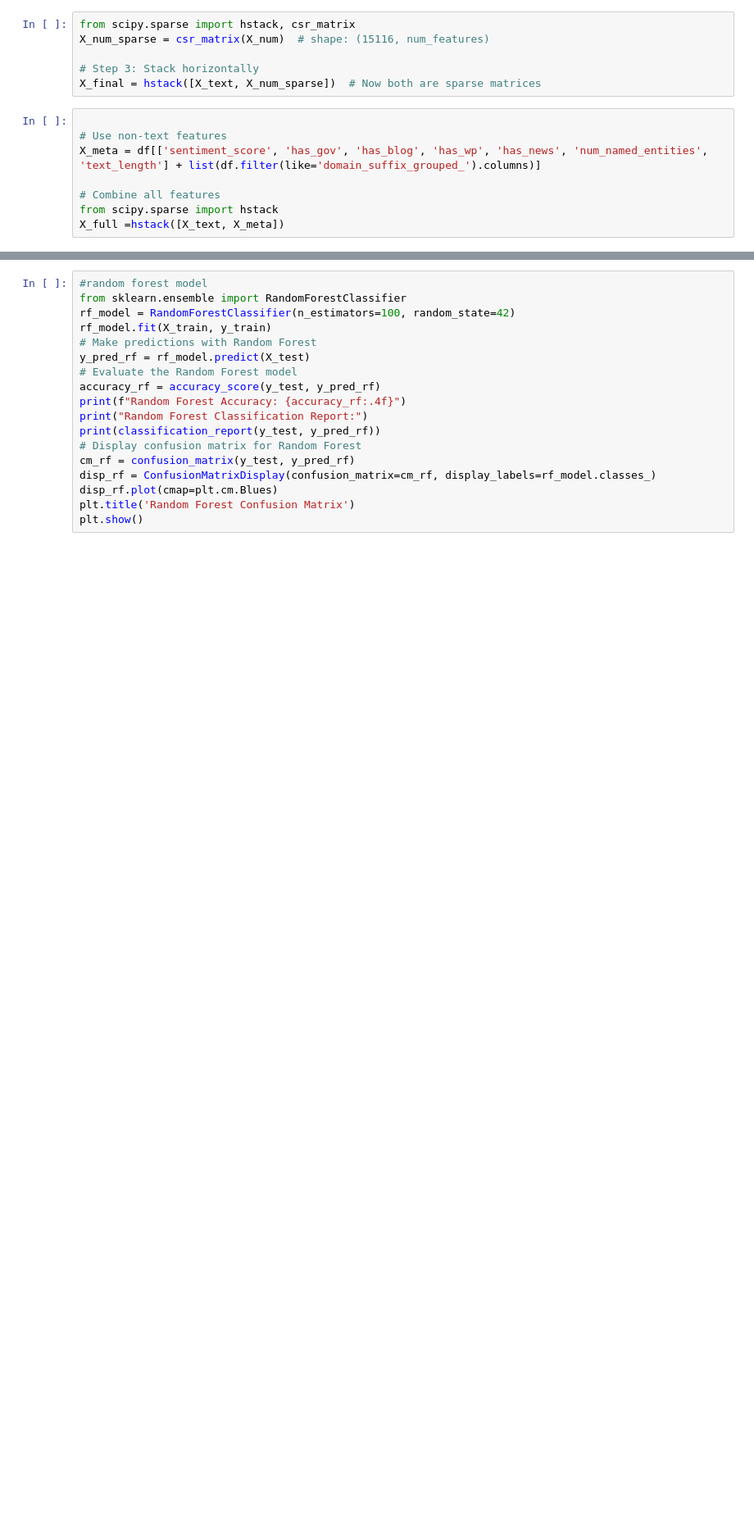
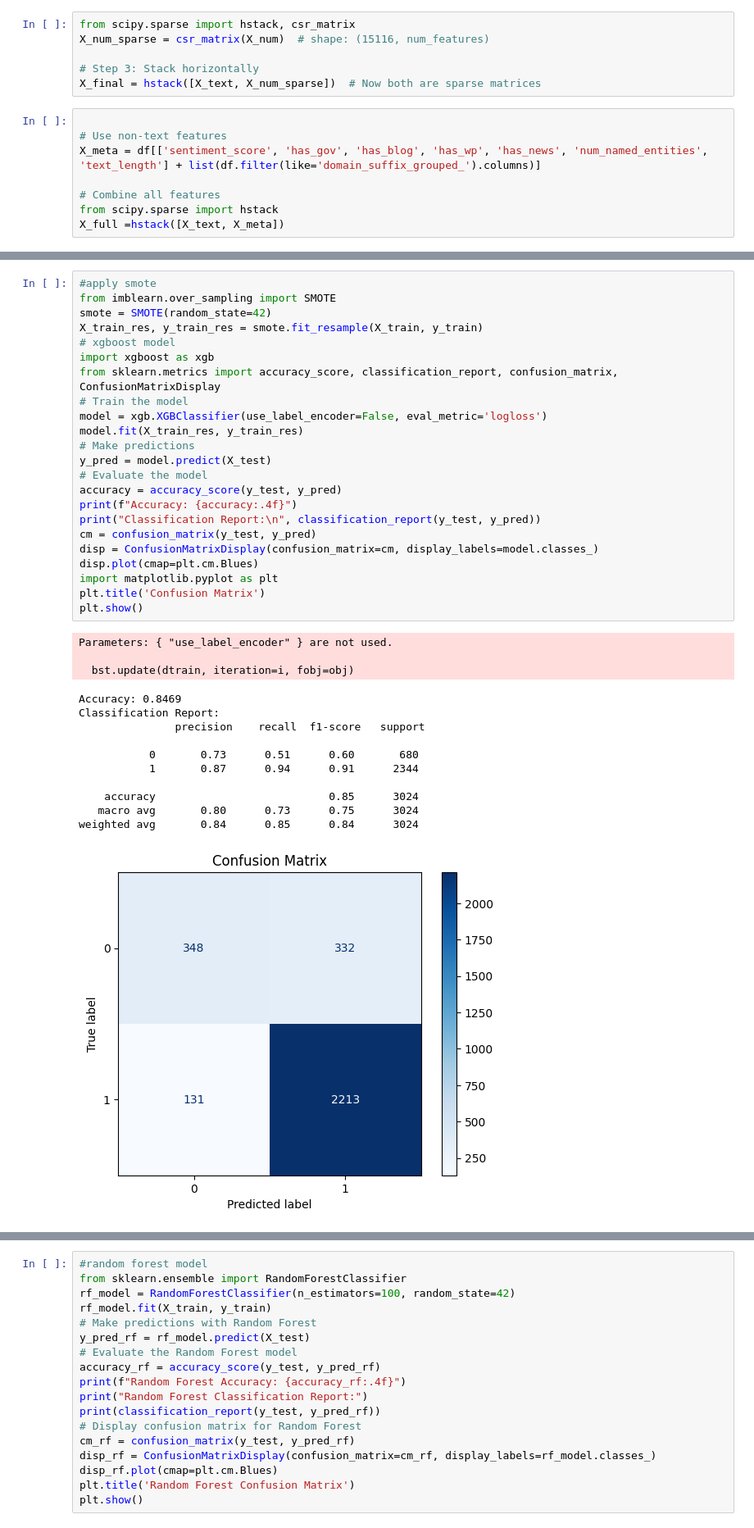
Before and after one commit to mwakad/Fake-News-Detection-, a Jupyter notebook: notebooks/gerald.ipynb, the cells around one changed output, grey strips where cells are left out. Shown at 82% size. Drawn from its saved outputs; the diff is of its cells as text; blank space fills up the shorter version.

```diff
--- a/notebooks/gerald.ipynb
+++ b/notebooks/gerald.ipynb
@@ -373 +358,39 @@ weighted avg       0.83      0.83      0.81      3024
+# %%
+#apply smote
+from imblearn.over_sampling import SMOTE
+smote = SMOTE(random_state=42)
+X_train_res, y_train_res = smote.fit_resample(X_train, y_train)
+# xgboost model
+import xgboost as xgb
+from sklearn.metrics import accuracy_score, classification_report, confusion_matrix, ConfusionMatrixDisplay
+# Train the model
+model = xgb.XGBClassifier(use_label_encoder=False, eval_metric='logloss')
+model.fit(X_train_res, y_train_res)
+# Make predictions
+y_pred = model.predict(X_test)
+# Evaluate the model
+accuracy = accuracy_score(y_test, y_pred)
+print(f"Accuracy: {accuracy:.4f}")
+print("Classification Report:\n", classification_report(y_test, y_pred))
+cm = confusion_matrix(y_test, y_pred)
+disp = ConfusionMatrixDisplay(confusion_matrix=cm, display_labels=model.classes_)
+disp.plot(cmap=plt.cm.Blues)
+import matplotlib.pyplot as plt
+plt.title('Confusion Matrix')
+plt.show()
+# %% [output]
+Parameters: { "use_label_encoder" } are not used.
+
+  bst.update(dtrain, iteration=i, fobj=obj)
+Accuracy: 0.8469
+Classification Report:
+               precision    recall  f1-score   support
+
+           0       0.73      0.51      0.60       680
+           1       0.87      0.94      0.91      2344
+
+    accuracy                           0.85      3024
+   macro avg       0.80      0.73      0.75      3024
+weighted avg       0.84      0.85      0.84      3024
+[figure, added]
 # %%
```
Also changed, not shown: parts of 13 cells of this notebook.
